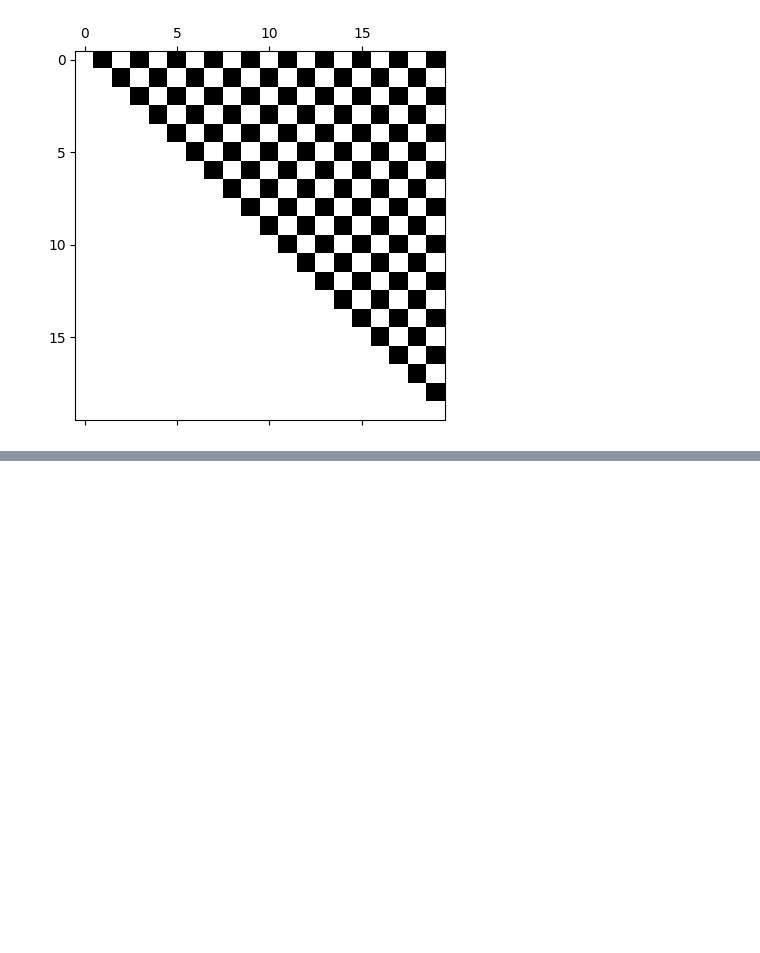
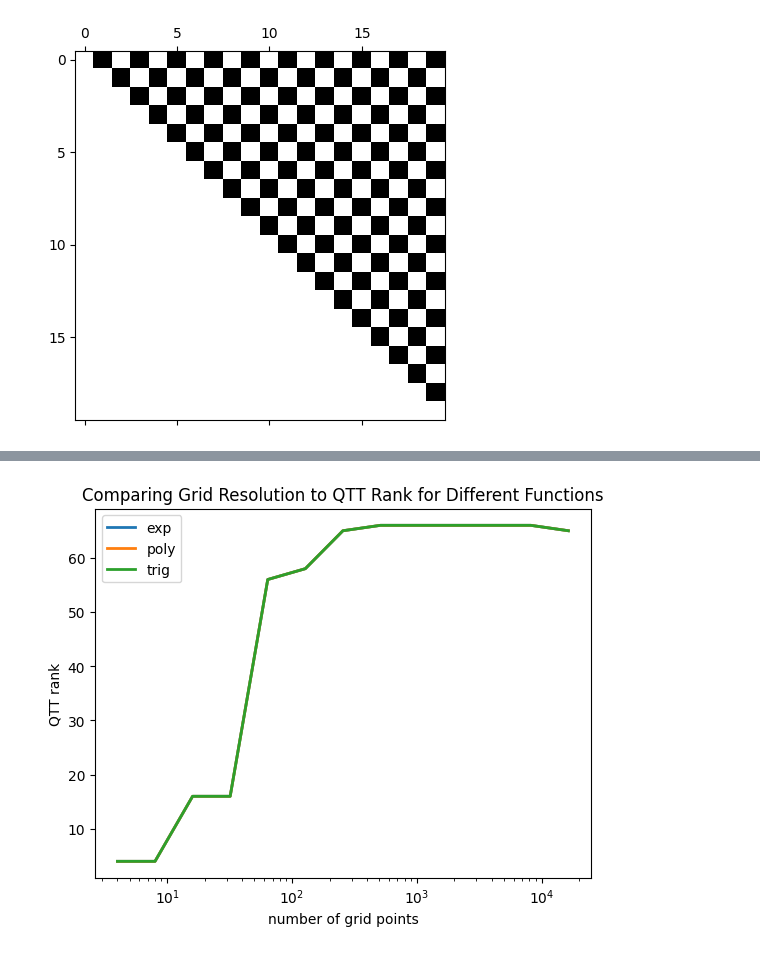
Before and after one commit to mtscott/Spectral-QTT, a Jupyter notebook: driver_figures.ipynb, the cells around one changed output, grey strips where cells are left out. Cells and saved outputs as stored; diff of their text form; code cells hidden in the pictures; blank space fills up the shorter version.

```diff
--- a/driver_figures.ipynb
+++ b/driver_figures.ipynb
@@ -107,0 +116,14 @@ plt.show()
+# %%
+rank = np.array([4,4,16,16,56,58,65,66,66,66,66,66,65])
+cores = np.logspace(2,14,13, endpoint=True, base=2.0)
+
+plt.semilogx(cores,rank, linewidth = 2,label = 'exp')
+plt.semilogx(cores,rank, linewidth = 2, label = 'poly')
+plt.semilogx(cores,rank, linewidth = 2,label = 'trig')
+plt.xlabel('number of grid points')
+plt.ylabel('QTT rank')
+plt.title('Comparing Grid Resolution to QTT Rank for Different Functions')
+plt.legend()
+plt.show()
+# %% [output]
+[figure, added]
```
Also changed, not shown: parts of 4 cells of this notebook.
